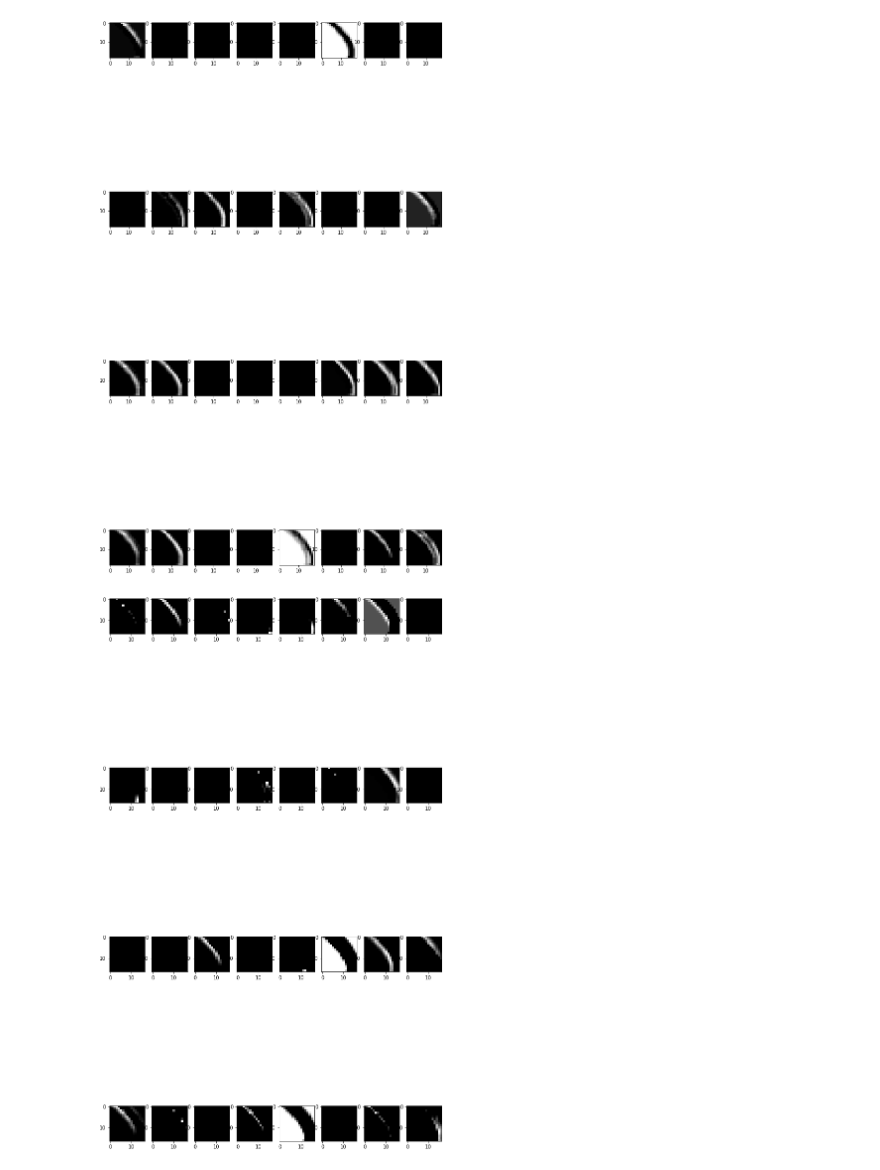
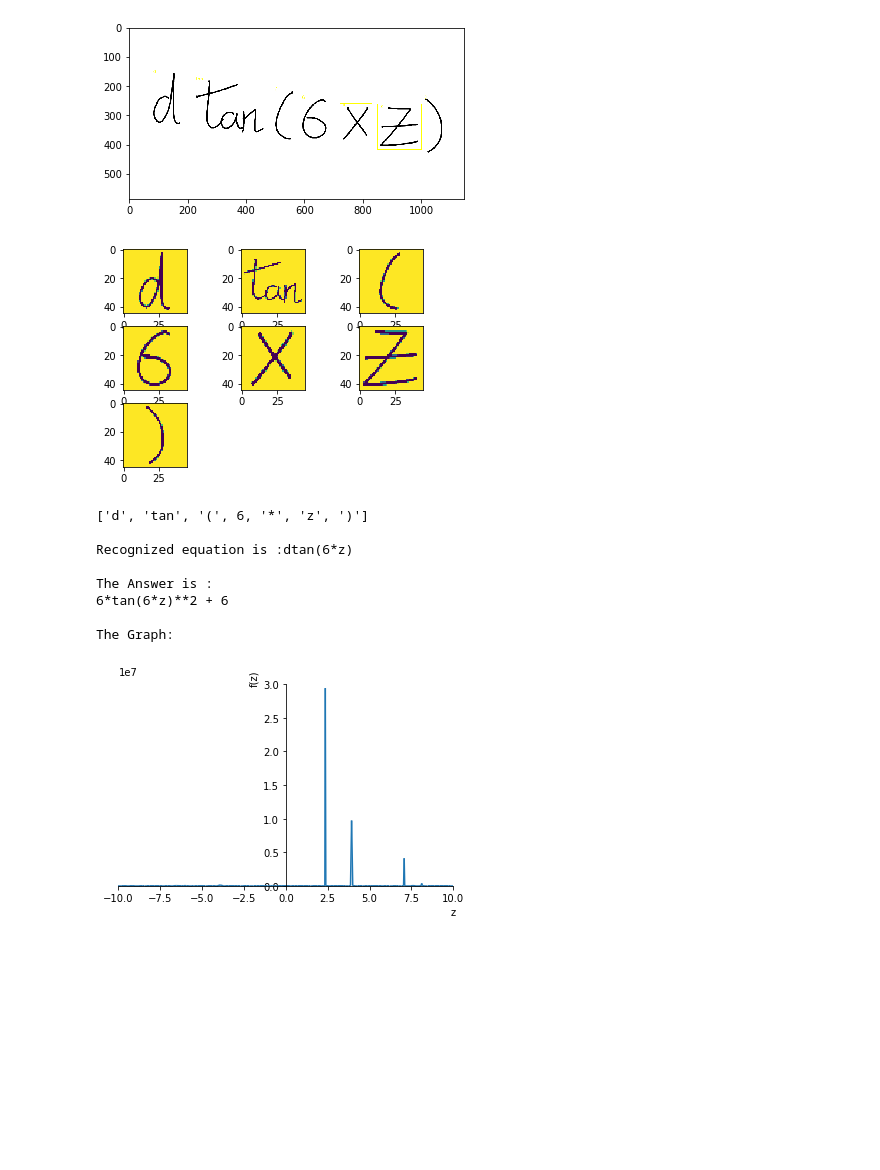
Before and after one commit to nishantkr18/MathHelper-Mosaic2k19-R1, a Jupyter notebook: DEMO.ipynb, the cells around one changed output. Saved outputs shown, nothing was run; the diff lists cells and outputs as text; code cells hidden in the pictures; blank space fills up the shorter version.

```diff
--- a/DEMO.ipynb
+++ b/DEMO.ipynb
@@ -59,8 +0,0 @@ display_activation(activations, 8, 8, 1)
-# %%
-display_activation(activations, 8, 4, 2)
-# %% [output]
-[figure, removed]
-# %%
-display_activation(activations, 8, 4, 3)
-# %% [output]
-[figure, removed]
@@ -66,0 +12,14 @@ display_activation(activations, 8, 4, 3)
+# %%
+process(cv2.imread('Test_images/555diff.png'))
+# %% [output]
+[figure, added]
+[figure, added]
+['d', 'tan', '(', 6, '*', 'z', ')']
+
+Recognized equation is :dtan(6*z)
+
+The Answer is :
+6*tan(6*z)**2 + 6
+
+The Graph:
+[figure, added]
```
Also changed, not shown: parts of 8 cells of this notebook.
